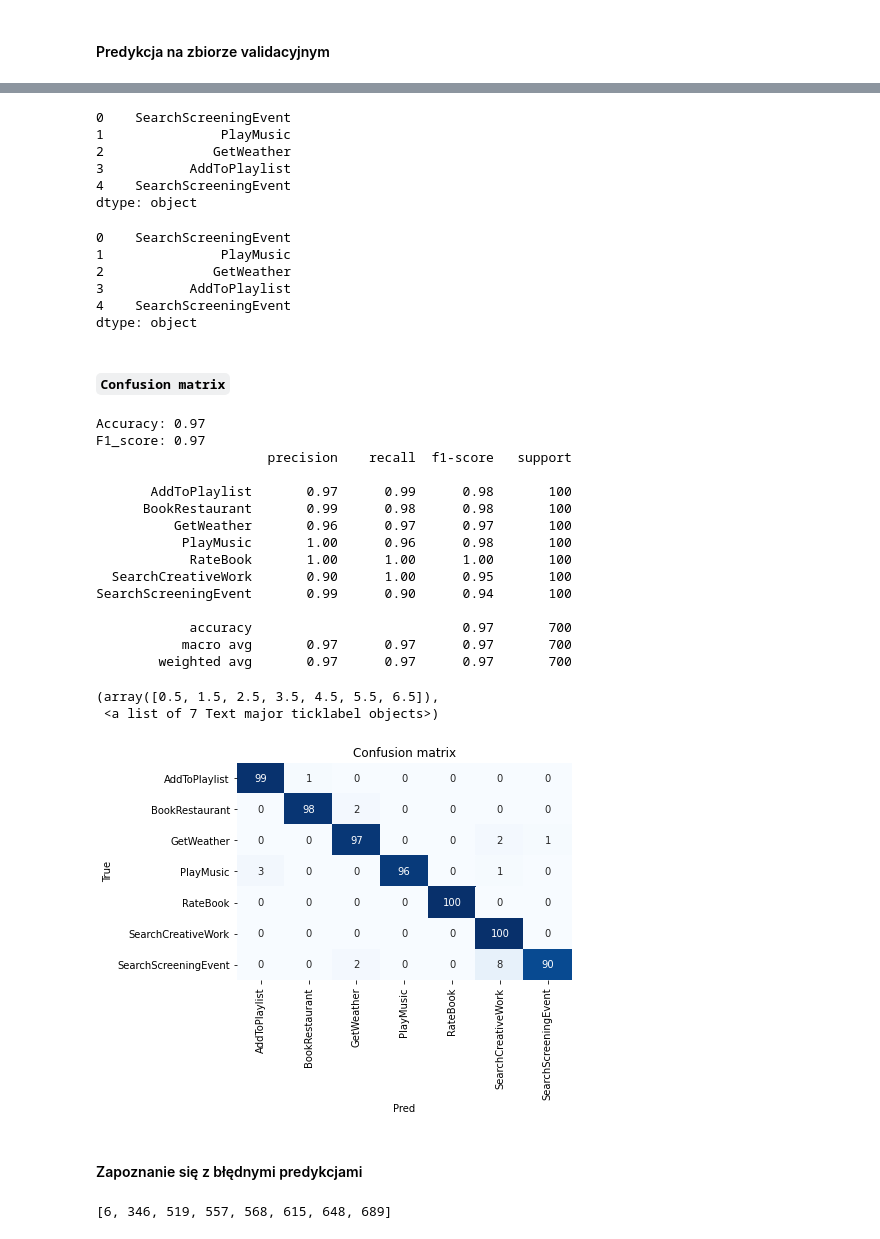
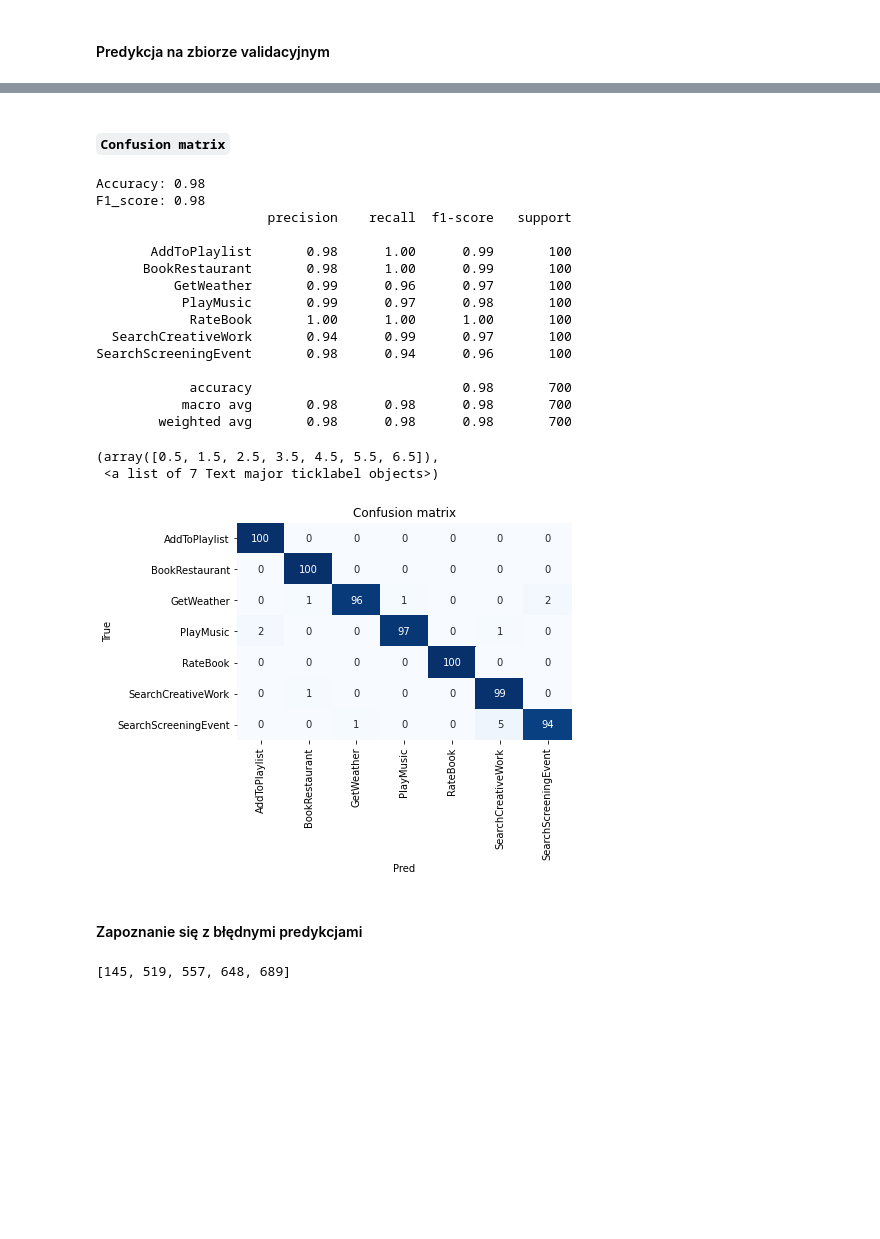
Before and after one commit to ciepielajan/Multi-Class-Classification-NLP, a Jupyter notebook: ML-RandomForestClassifier.ipynb, the cells around one changed output, grey strips where cells are left out. Drawn from its saved outputs; the diff is of its cells as text; code cells hidden in the pictures; blank space fills up the shorter version.

```diff
--- a/ML-RandomForestClassifier.ipynb
+++ b/ML-RandomForestClassifier.ipynb
@@ -127,13 +222,10 @@ X_train.shape, X_test.shape, y_train.shape, y_test.shape
 # oczysczenie danych
 data_set_valid["clean_text"] = data_set_valid["text"].apply(lambda x: process_text(x))
 
-# labelencoder
-data_set_valid["labelencoder"] = labelencoder.fit_transform(data_set_valid["label"])
+# # labelencoder
+# data_set_valid["labelencoder"] = labelencoder.fit_transform(data_set_valid["label"])
 
-# tokenizacja weg przetrenowanego już tokenizera
-X_validate = tokenizer.texts_to_sequences(data_set_valid["clean_text"])
+X_validate = vectorizer_tf_idf.transform(data_set_valid["clean_text"])
 
-# pad sequel
-X_validate = pad_sequences(X_validate, padding="post", truncating="post", maxlen=maxlen)
 X_validate
 # %% [output]
@@ -147,4 +234,4 @@ array([[  15,   42,   50, ...,   44,    6,    1],
 # %%
-dummy_y_valid = data_set_valid["labelencoder"].values
-dummy_y_valid[:5]
+y_val = data_set_valid["label"].values
+y_val[:5]
 # %% [output]
@@ -164,25 +245,6 @@ array([6, 3, 2, 0, 6])
-# %%
-y_pred = labelencoder.inverse_transform(predicted_lstm_val)
-y_pred = pd.Series(y_pred)
-y_pred.head()
-# %% [output]
-0    SearchScreeningEvent
-1               PlayMusic
-2              GetWeather
-3           AddToPlaylist
-4    SearchScreeningEvent
-dtype: object
-# %%
-y_val = labelencoder.inverse_transform(dummy_y_valid)
-y_val = pd.Series(y_val)
-y_val.head()
-# %% [output]
-0    SearchScreeningEvent
-1               PlayMusic
-2              GetWeather
-3           AddToPlaylist
-4    SearchScreeningEvent
-dtype: object
+# %%
+predicted_validate = model.predict(X_validate)
+predicted_prob_validate = model.predict_proba(X_validate)
 # %% [markdown]
 #### `Confusion matrix`
 # %%
@@ -193,44 +255,44 @@ import seaborn as sns
 # %%
 classes = np.unique(y_val)
 
-print('Accuracy:', round(accuracy_score(y_val, y_pred),2))
-print('F1_score:', round(f1_score(y_val, y_pred, average='weighted'),2))
+print('Accuracy:', round(accuracy_score(y_val, predicted_validate),2))
+print('F1_score:', round(f1_score(y_val, predicted_validate, average='weighted'),2))
 
-print(classification_report(y_val, y_pred))
+print(classification_report(y_val, predicted_validate))
 # Plot confusion matrix
-cm = confusion_matrix(y_val, y_pred)
+cm = confusion_matrix(y_val, predicted_validate)
 fig, ax = plt.subplots()
 sns.heatmap(cm, annot=True, fmt='d', ax=ax, cmap=plt.cm.Blues, cbar=False)
 ax.set(xlabel='Pred', ylabel='True', xticklabels=classes, yticklabels=classes, title='Confusion matrix')
 plt.yticks(rotation=0)
 plt.xticks(rotation=90)
 # %% [output]
-Accuracy: 0.97
-F1_score: 0.97
+Accuracy: 0.98
+F1_score: 0.98
                       precision    recall  f1-score   support
 
-       AddToPlaylist       0.97      0.99      0.98       100
-      BookRestaurant       0.99      0.98      0.98       100
-          GetWeather       0.96      0.97      0.97       100
-           PlayMusic       1.00      0.96      0.98       100
+       AddToPlaylist       0.98      1.00      0.99       100
+      BookRestaurant       0.98      1.00      0.99       100
+          GetWeather       0.99      0.96      0.97       100
+           PlayMusic       0.99      0.97      0.98       100
             RateBook       1.00      1.00      1.00       100
-  SearchCreativeWork       0.90      1.00      0.95       100
-SearchScreeningEvent       0.99      0.90      0.94       100
+  SearchCreativeWork       0.94      0.99      0.97       100
+SearchScreeningEvent       0.98      0.94      0.96       100
 
-            accuracy                           0.97       700
-           macro avg       0.97      0.97      0.97       700
-        weighted avg       0.97      0.97      0.97       700
+            accuracy                           0.98       700
+           macro avg       0.98      0.98      0.98       700
+        weighted avg       0.98      0.98      0.98       700
 (array([0.5, 1.5, 2.5, 3.5, 4.5, 5.5, 6.5]),
  <a list of 7 Text major ticklabel objects>)
-[figure, old version]
+[figure, new version]
 # %% [markdown]
 #### Zapoznanie się z błędnymi predykcjami
 # %%
 indexes = []
-for i, phrase in enumerate(y_pred):
+for i, phrase in enumerate(predicted_validate):
   if phrase == 'SearchCreativeWork':
     if y_val[i] == 'SearchScreeningEvent':
       indexes.append(i)
 print(indexes)
 # %% [output]
-[6, 346, 519, 557, 568, 615, 648, 689]
+[145, 519, 557, 648, 689]
```
Also changed, not shown: parts of 34 cells of this notebook.
